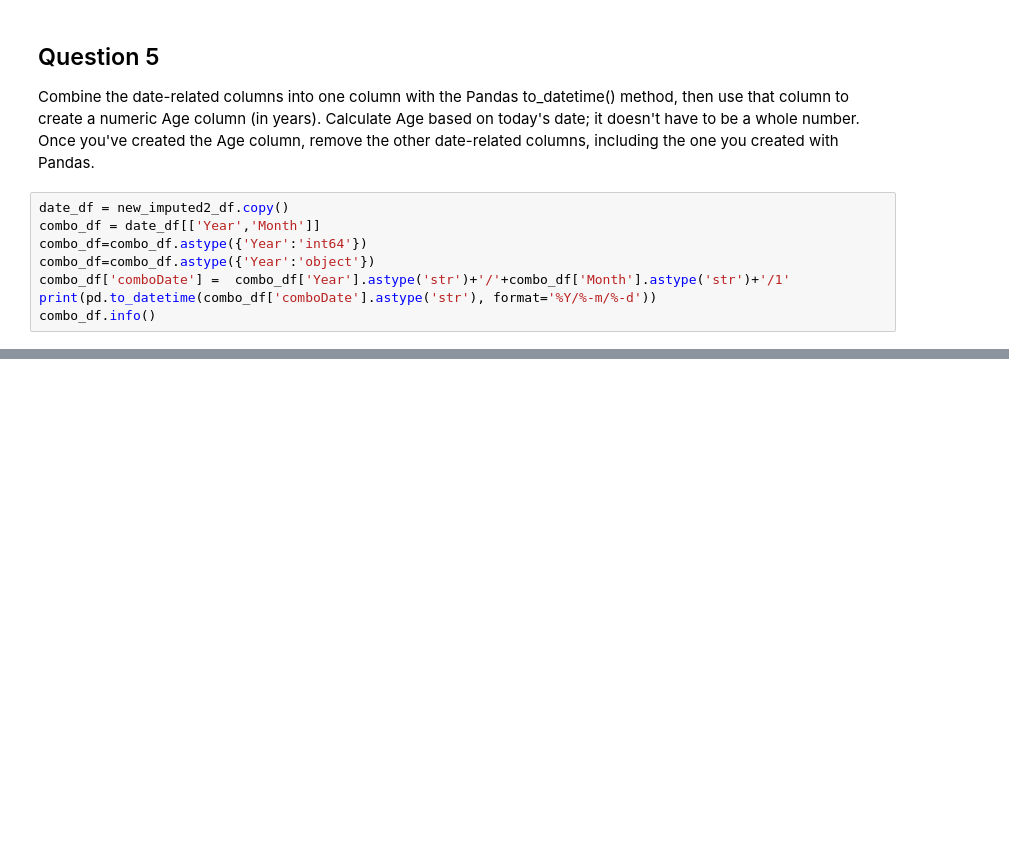
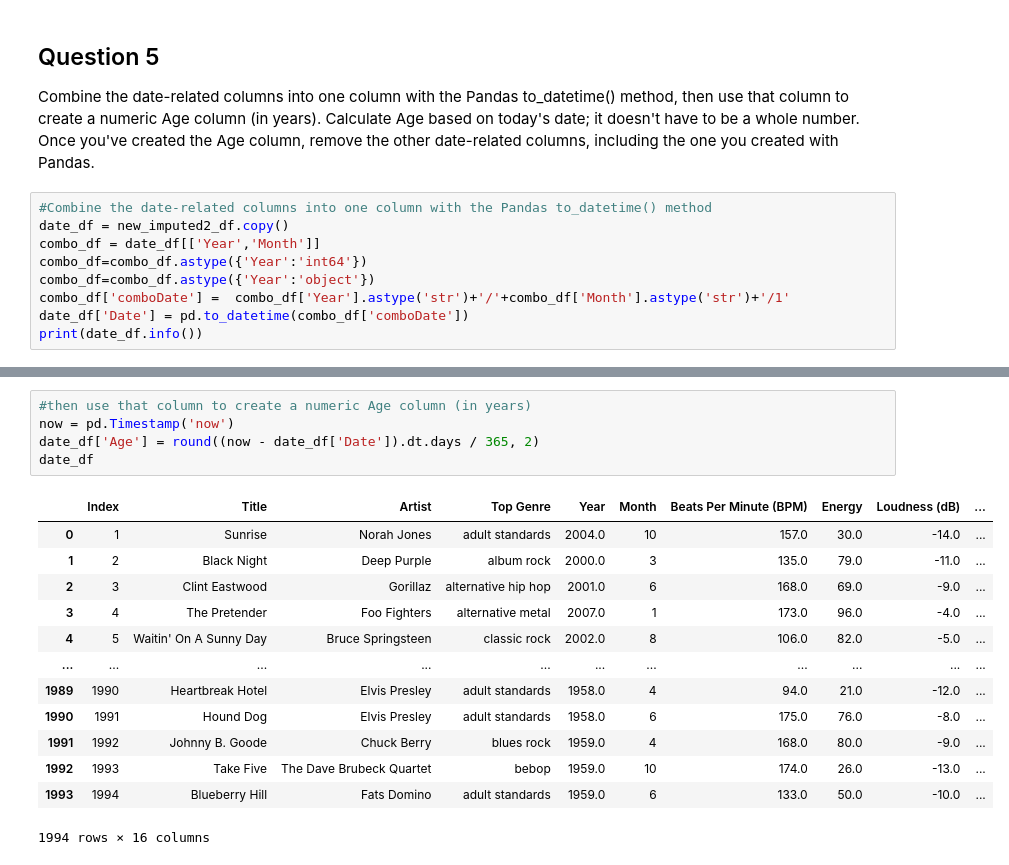
Before and after one commit to tomseeber/data_cleaning_stage3, a Jupyter notebook: datacleaning.ipynb, the cells around one changed output, grey strips where cells are left out. Drawn from its saved outputs; the diff is of its cells as text; blank space fills up the shorter version.

```diff
--- a/datacleaning.ipynb
+++ b/datacleaning.ipynb
@@ -645,11 +644,12 @@ dtype: int64
 ## Question 5
 Combine the date-related columns into one column with the Pandas to_datetime() method, then use that column to create a numeric Age column (in years). Calculate Age based on today's date; it doesn't have to be a whole number. Once you've created the Age column, remove the other date-related columns, including the one you created with Pandas.
 # %%
+#Combine the date-related columns into one column with the Pandas to_datetime() method
 date_df = new_imputed2_df.copy()
 combo_df = date_df[['Year','Month']]
 combo_df=combo_df.astype({'Year':'int64'})
 combo_df=combo_df.astype({'Year':'object'})
 combo_df['comboDate'] =  combo_df['Year'].astype('str')+'/'+combo_df['Month'].astype('str')+'/1'
-print(pd.to_datetime(combo_df['comboDate'].astype('str'), format='%Y/%-m/%-d'))
-combo_df.info()
+date_df['Date'] = pd.to_datetime(combo_df['comboDate'])
+print(date_df.info())
 # %% [output]
@@ -656,0 +673,19 @@ ValueError: '-' is a bad directive in format '%Y/%-m/%-d'
+# %%
+#then use that column to create a numeric Age column (in years)
+now = pd.Timestamp('now')
+date_df['Age'] = round((now - date_df['Date']).dt.days / 365, 2)
+date_df
+# %% [output]
+|  | Index | Title | Artist | Top Genre | Year | Month | Beats Per Minute (BPM) | Energy | Loudness (dB) | ... |
+| 0 | 1 | Sunrise | Norah Jones | adult standards | 2004.0 | 10 | 157.0 | 30.0 | -14.0 | ... |
+| 1 | 2 | Black Night | Deep Purple | album rock | 2000.0 | 3 | 135.0 | 79.0 | -11.0 | ... |
+| 2 | 3 | Clint Eastwood | Gorillaz | alternative hip hop | 2001.0 | 6 | 168.0 | 69.0 | -9.0 | ... |
+| 3 | 4 | The Pretender | Foo Fighters | alternative metal | 2007.0 | 1 | 173.0 | 96.0 | -4.0 | ... |
+| 4 | 5 | Waitin' On A Sunny Day | Bruce Springsteen | classic rock | 2002.0 | 8 | 106.0 | 82.0 | -5.0 | ... |
+| ... | ... | ... | ... | ... | ... | ... | ... | ... | ... | ... |
+| 1989 | 1990 | Heartbreak Hotel | Elvis Presley | adult standards | 1958.0 | 4 | 94.0 | 21.0 | -12.0 | ... |
+| 1990 | 1991 | Hound Dog | Elvis Presley | adult standards | 1958.0 | 6 | 175.0 | 76.0 | -8.0 | ... |
+| 1991 | 1992 | Johnny B. Goode | Chuck Berry | blues rock | 1959.0 | 4 | 168.0 | 80.0 | -9.0 | ... |
+| 1992 | 1993 | Take Five | The Dave Brubeck Quartet | bebop | 1959.0 | 10 | 174.0 | 26.0 | -13.0 | ... |
+| 1993 | 1994 | Blueberry Hill | Fats Domino | adult standards | 1959.0 | 6 | 133.0 | 50.0 | -10.0 | ... |
+1994 rows × 16 columns
```
Also changed, not shown: parts of 7 cells of this notebook.
